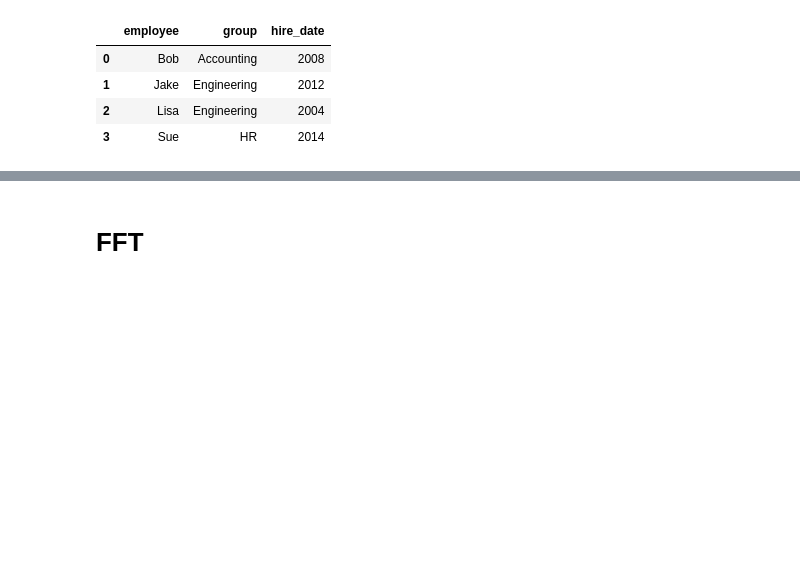
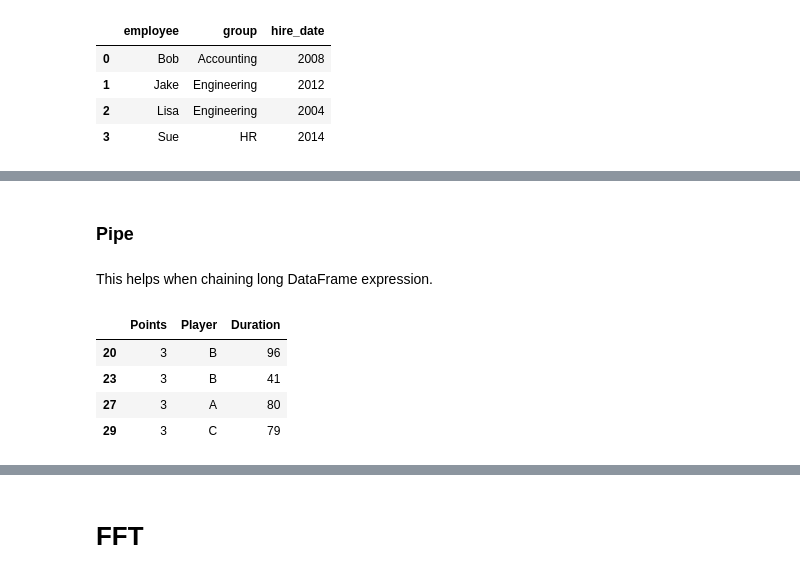
Before and after one commit to mathieugouin/tradesim, a Jupyter notebook: learning_notebook.ipynb, the cells around one changed output, grey strips where cells are left out. Drawn from its saved outputs; the diff is of its cells as text; code cells hidden in the pictures; blank space fills up the shorter version.

```diff
--- a/learning_notebook.ipynb
+++ b/learning_notebook.ipynb
@@ -857,0 +883,12 @@ df1.merge(df2)
+# %% [markdown]
+### Pipe
+# %% [markdown]
+This helps when chaining long DataFrame expression.
+# %%
+df.iloc[20:30][df.iloc[20:30]["Points"] == 3]
+# %% [output]
+|  | Points | Player | Duration |
+| 20 | 3 | B | 96 |
+| 23 | 3 | B | 41 |
+| 27 | 3 | A | 80 |
+| 29 | 3 | C | 79 |
```
Also changed, not shown: parts of 8 cells of this notebook.
